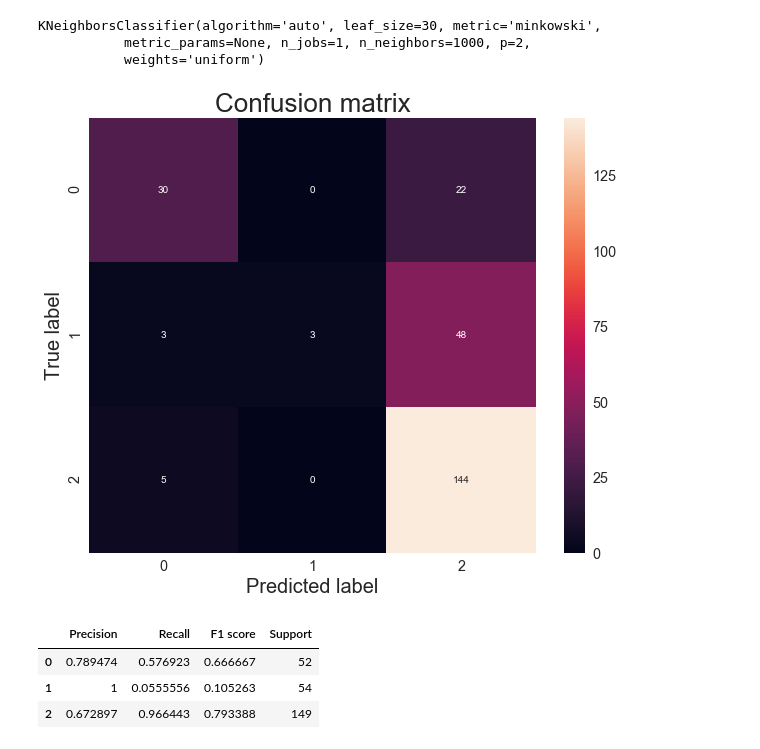
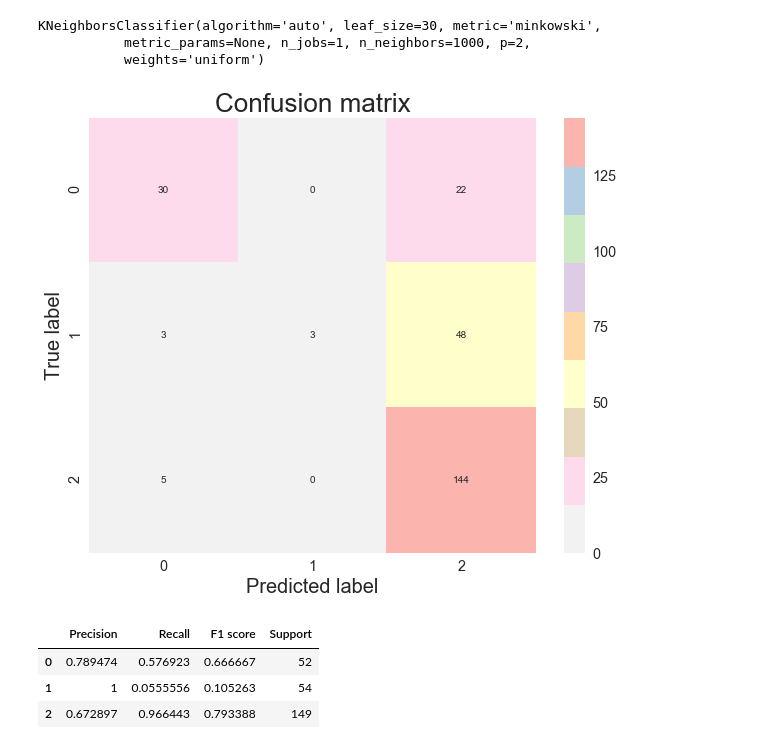
Before and after one commit to roaffix/ipt-kpi-am, a Jupyter notebook: Introductory Applied Machine Learning/Problems/Problem 4.ipynb, the cells around one changed output. Drawn from its saved outputs; the diff is of its cells as text; code cells hidden in the pictures.

```diff
--- a/Introductory Applied Machine Learning/Problems/notebooks/Problem 4.ipynb
+++ b/Introductory Applied Machine Learning/Problems/Problem 4.ipynb
@@ -195,8 +182,8 @@ results
 # %% [markdown]
 ## PERFORMANCE ASSESSMENT #2
 # %%
-train = pd.read_csv('../data/preprocessed/splice_train.csv')
-test = pd.read_csv('../data/preprocessed/splice_test.csv')
+train = pd.read_csv('./data/preprocessed/splice_train.csv')
+test = pd.read_csv('./data/preprocessed/splice_test.csv')
 # %%
 y_train = train.pop('class')
 x_train = train
@@ -215,13 +203,13 @@ KNeighborsClassifier(algorithm='auto', leaf_size=30, metric='minkowski',
 knn_pred = knn_model.predict(x_test)
 # %%
 knn_conf_matrix = confusion_matrix(y_test, knn_pred)
-sns.heatmap(knn_conf_matrix, annot=True, fmt="d")
+sns.heatmap(knn_conf_matrix, annot=True, fmt="d", cmap='Pastel1_r')
 plt.ylabel('True label', size=20)
 plt.xlabel('Predicted label', size=20)
 plt.title('Confusion matrix', size=26)
 plt.show()
 # %% [output]
-[figure, old version]
+[figure, new version]
 # %%
 knn_prfs_score = precision_recall_fscore_support(y_test, knn_pred)
 knn_df = pd.DataFrame(data={'Precision': knn_prfs_score[0], 'Recall': knn_prfs_score[1],
```
Also changed, not shown: parts of 17 cells of this notebook, 4 other files.
